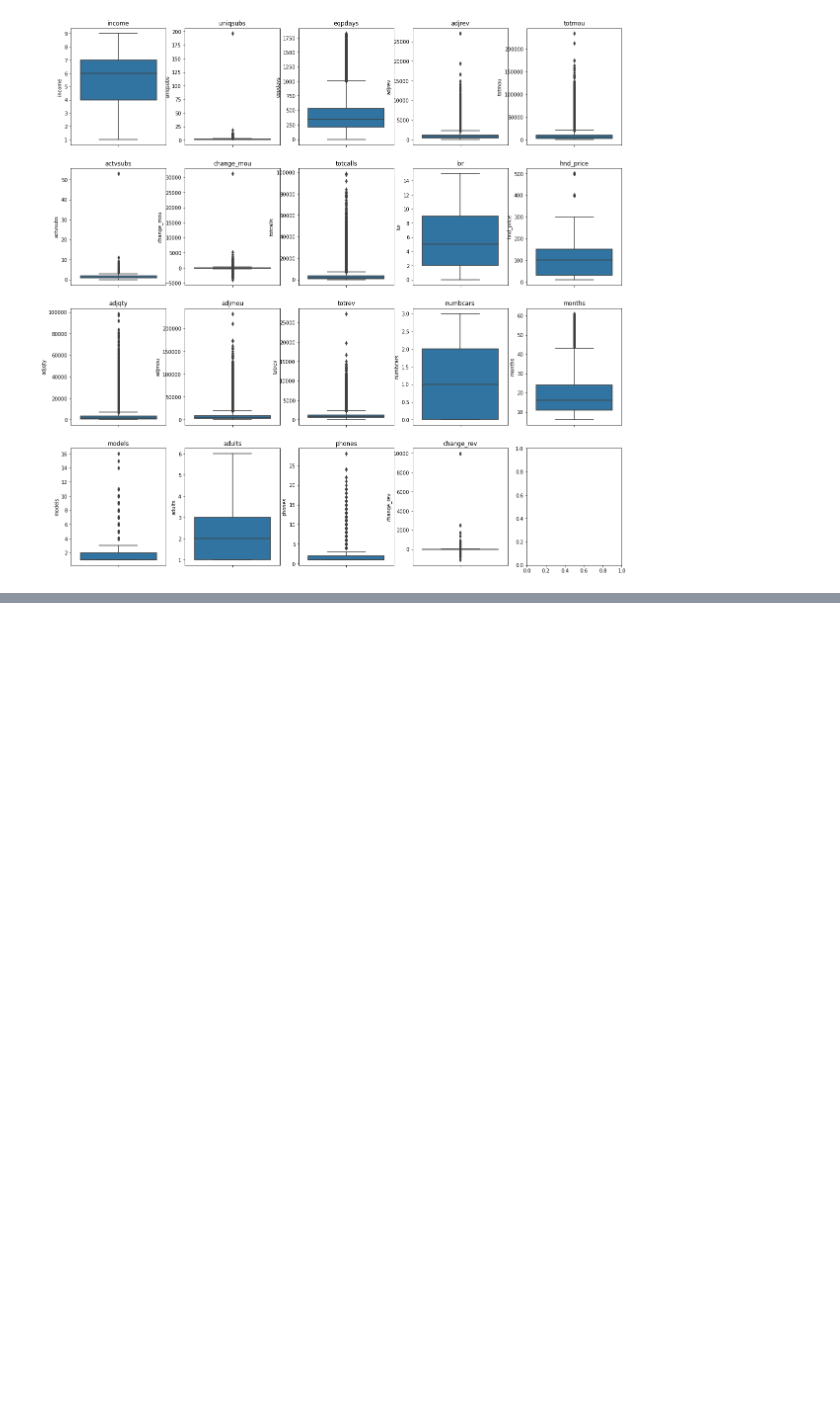
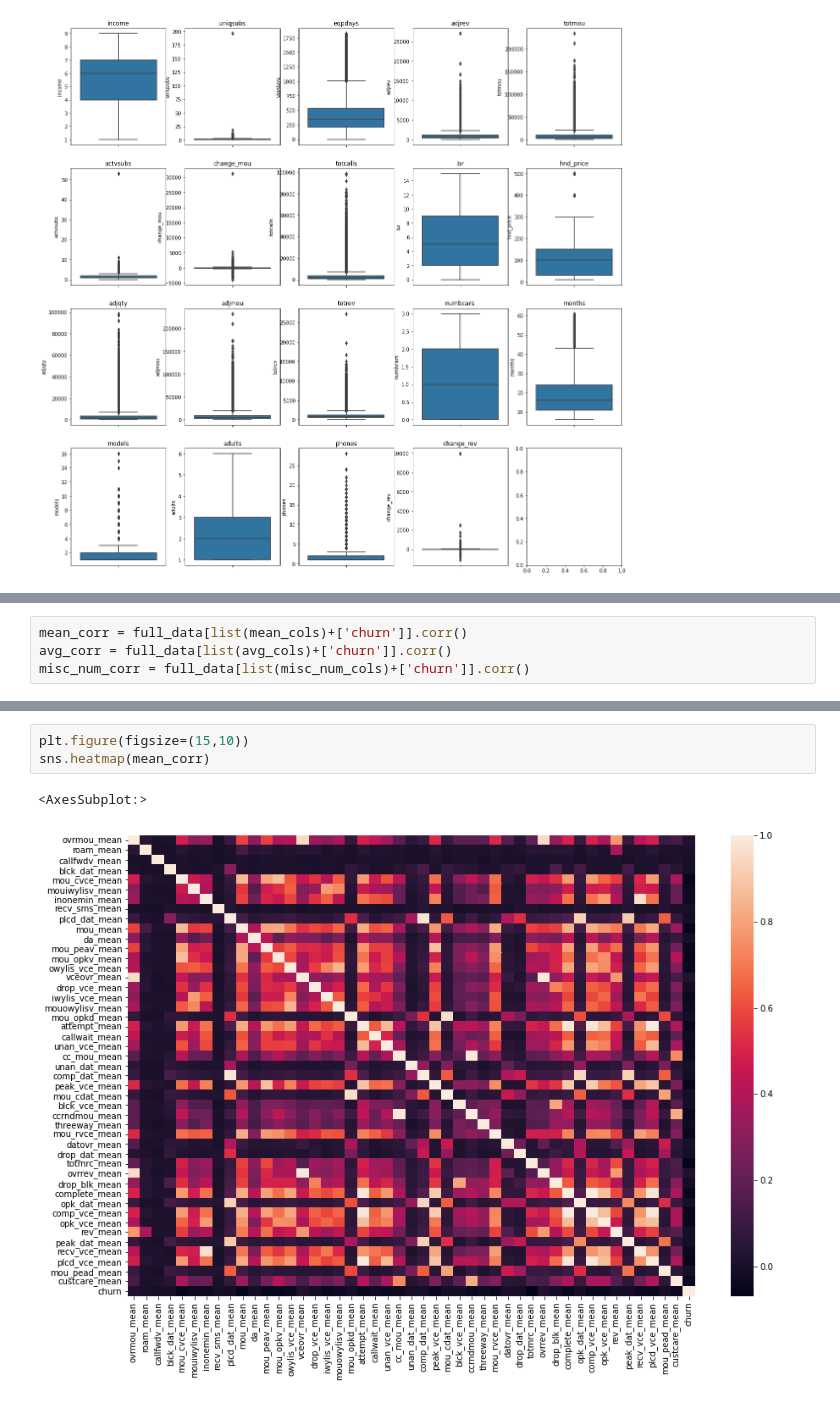
Before and after one commit to Jeff-ChenFan-Wang/TelecomChurnAnalysis, a Jupyter notebook: EDA.ipynb, the cells around one changed output, grey strips where cells are left out. Saved outputs shown, nothing was run; the diff lists cells and outputs as text; blank space fills up the shorter version.

```diff
--- a/EDA.ipynb
+++ b/EDA.ipynb
@@ -189,0 +192,4 @@ for col, subplot in zip(misc_num_cols,ax.flatten()):
+# %%
+mean_corr = full_data[list(mean_cols)+['churn']].corr()
+avg_corr = full_data[list(avg_cols)+['churn']].corr()
+misc_num_corr = full_data[list(misc_num_cols)+['churn']].corr()
@@ -189,0 +200,6 @@ for col, subplot in zip(misc_num_cols,ax.flatten()):
+# %%
+plt.figure(figsize=(15,10))
+sns.heatmap(mean_corr)
+# %% [output]
+<AxesSubplot:>
+[figure, added]
```
Also changed, not shown: parts of 10 cells of this notebook.
